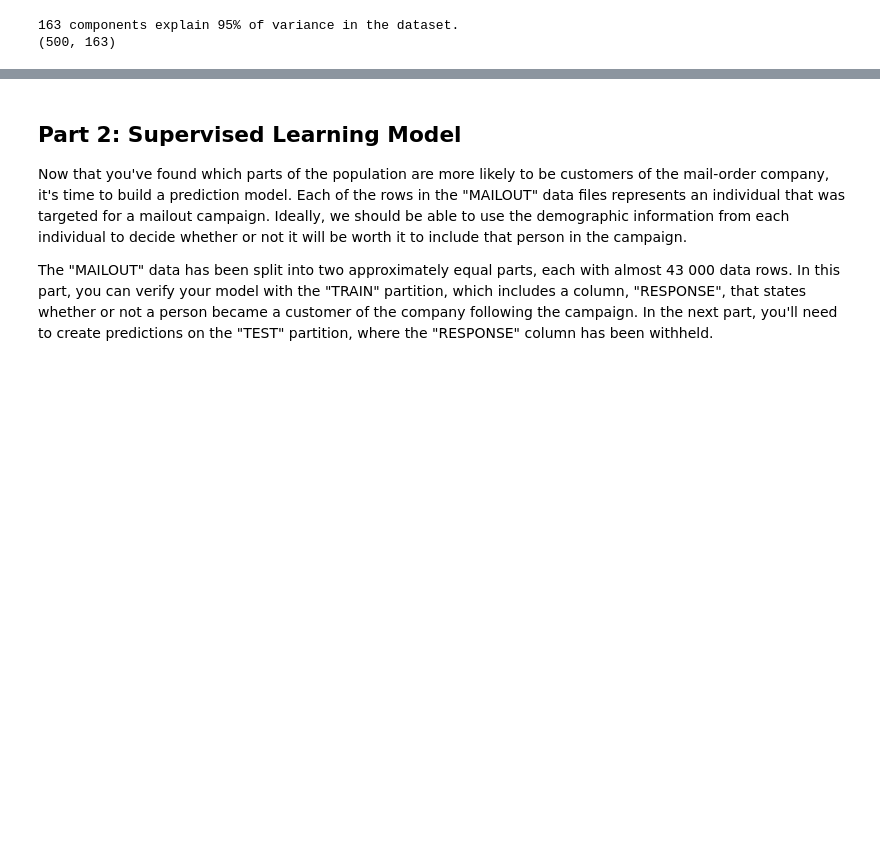
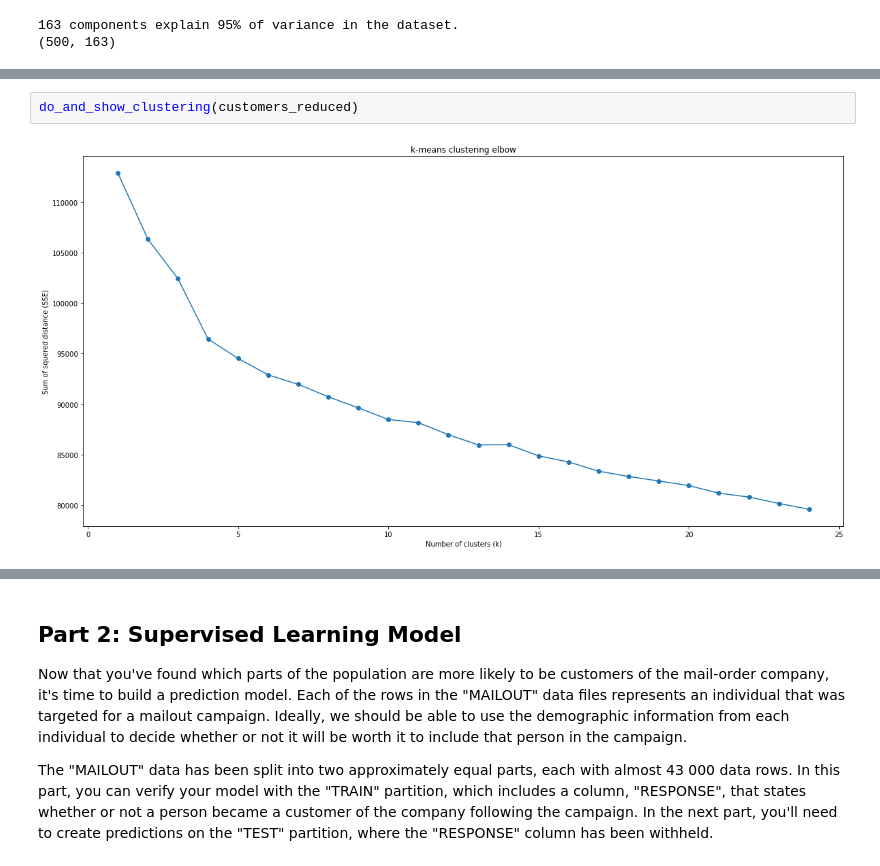
Before and after one commit to olghab/dataScienceCapstoneProject, a Jupyter notebook: Arvato Project Workbook.ipynb, the cells around one changed output, grey strips where cells are left out. Drawn from its saved outputs; the diff is of its cells as text; blank space fills up the shorter version.

```diff
--- a/Arvato Project Workbook.ipynb
+++ b/Arvato Project Workbook.ipynb
@@ -680,0 +701,4 @@ print(customers_reduced.shape)
+# %%
+do_and_show_clustering(customers_reduced)
+# %% [output]
+[figure, added]
```
Also changed, not shown: parts of 5 cells of this notebook.
